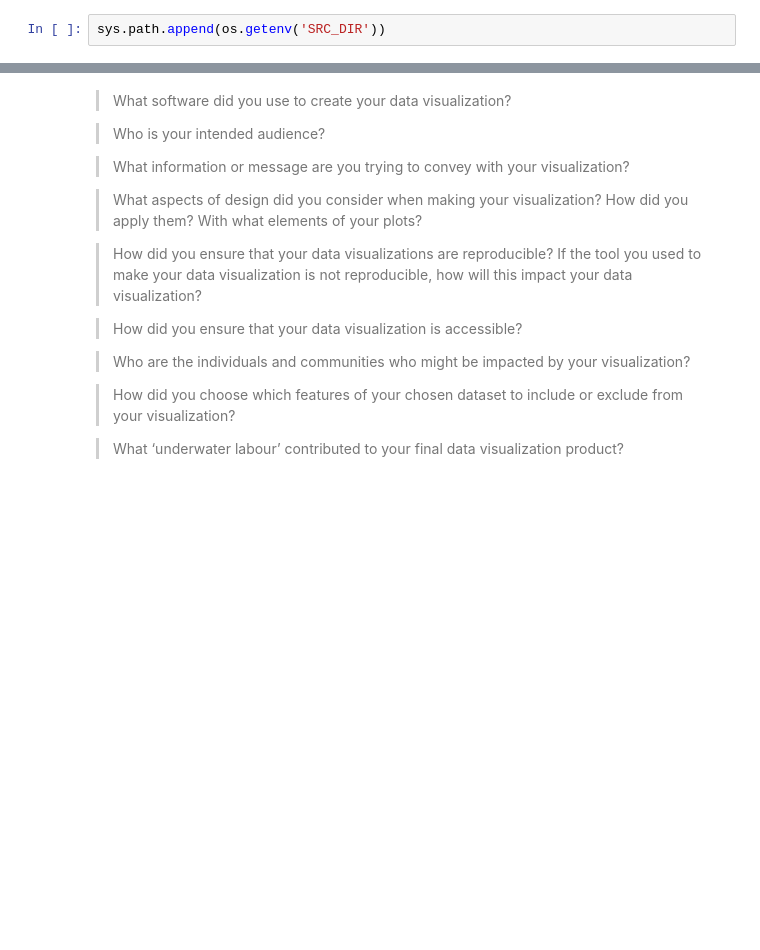
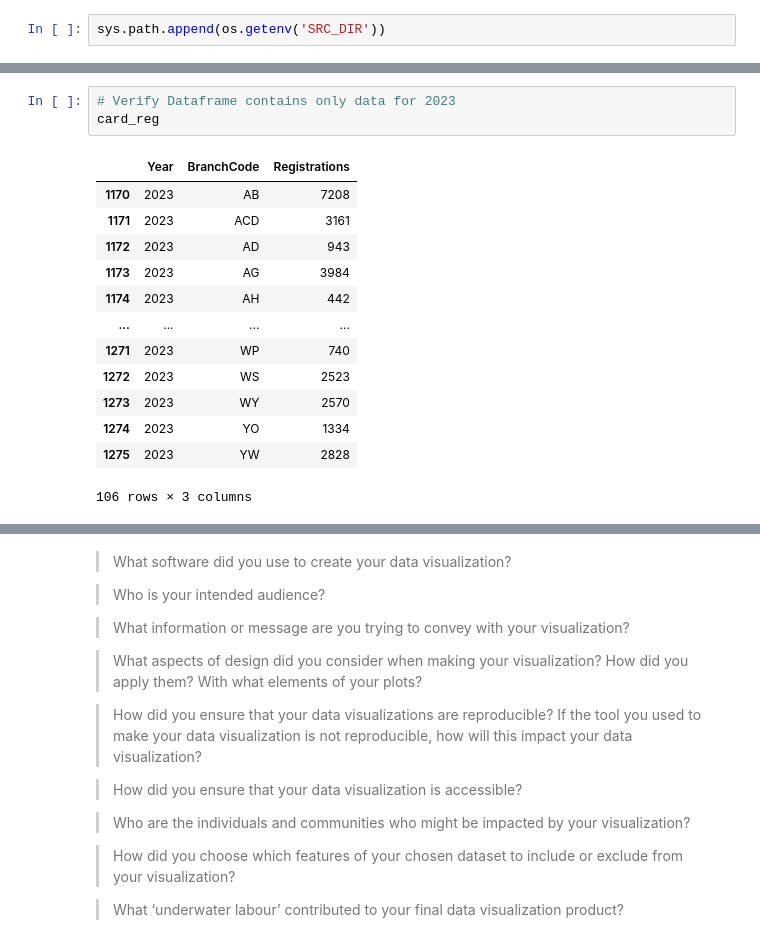
Before and after one commit to andreaholstein/visualization, a Jupyter notebook: 02_activities/assignments/Assignment3_Viz.ipynb, the cells around one changed output, grey strips where cells are left out. Cells and saved outputs as stored; diff of their text form; blank space fills up the shorter version.

```diff
--- a/02_activities/assignments/Assignment3_Viz.ipynb
+++ b/02_activities/assignments/Assignment3_Viz.ipynb
@@ -13,0 +34,17 @@ columns = ['Year', 'BranchCode', 'Registrations']
+# %%
+# Verify Dataframe contains only data for 2023
+card_reg
+# %% [output]
+|  | Year | BranchCode | Registrations |
+| 1170 | 2023 | AB | 7208 |
+| 1171 | 2023 | ACD | 3161 |
+| 1172 | 2023 | AD | 943 |
+| 1173 | 2023 | AG | 3984 |
+| 1174 | 2023 | AH | 442 |
+| ... | ... | ... | ... |
+| 1271 | 2023 | WP | 740 |
+| 1272 | 2023 | WS | 2523 |
+| 1273 | 2023 | WY | 2570 |
+| 1274 | 2023 | YO | 1334 |
+| 1275 | 2023 | YW | 2828 |
+106 rows × 3 columns
```
Also changed, not shown: parts of 4 cells of this notebook.
